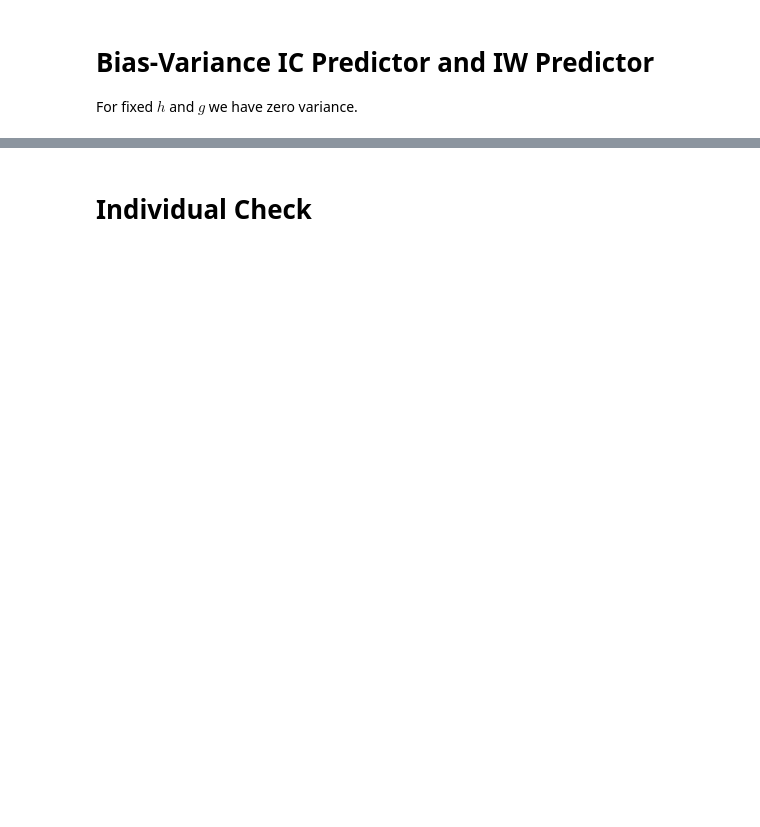
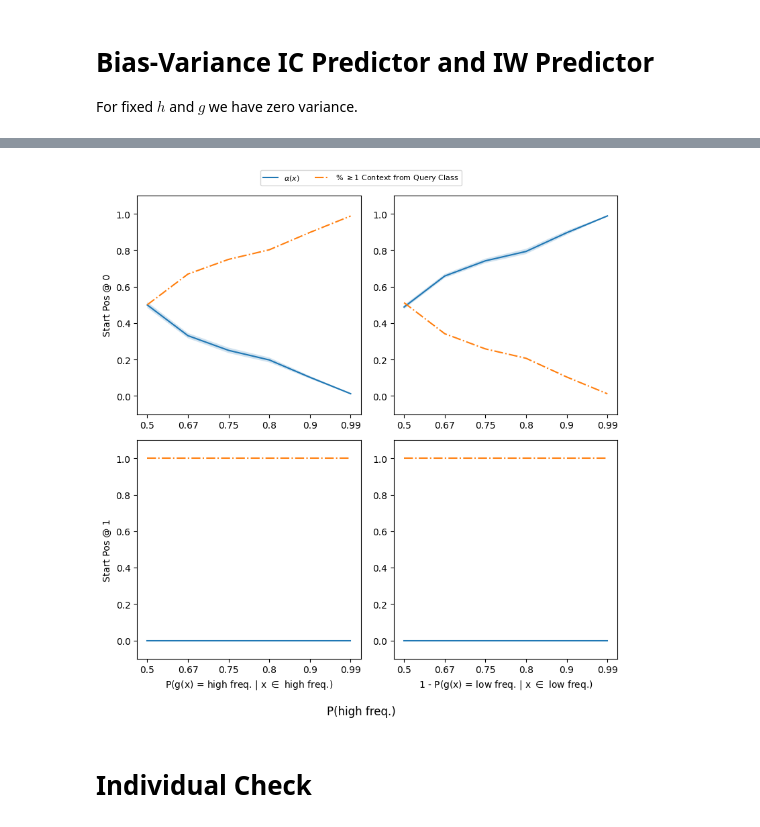
Before and after one commit to chanb/simple_icl, a Jupyter notebook: cc_utils/plot_accuracy.ipynb, the cells around one changed output, grey strips where cells are left out. Saved outputs shown, nothing was run; the diff lists cells and outputs as text; code cells hidden in the pictures; blank space fills up the shorter version.

```diff
--- a/cc_utils/plot_accuracy.ipynb
+++ b/cc_utils/plot_accuracy.ipynb
@@ -308,0 +248,19 @@ for eval_names, plot_name, plot_title in zip(eval_namess, plot_names, plot_title
+# %%
+
+eval_names = [
+    "pretrain-sample_high_prob_class_only-start_pos_0",
+    "pretrain-sample_low_prob_class_only-start_pos_0",
+    "pretrain-sample_high_prob_class_only-start_pos_0-flip_label",
+    "pretrain-sample_low_prob_class_only-start_pos_0-flip_label",
+    "pretrain-sample_high_prob_class_only-start_pos_1",
+    "pretrain-sample_low_prob_class_only-start_pos_1",
+    "pretrain-sample_high_prob_class_only-start_pos_1-flip_label",
+    "pretrain-sample_low_prob_class_only-start_pos_1-flip_label",
+]
+
+y_axis_groups = [
+    "Start Pos @ 0",
+    "Start Pos @ 0 w/ Flipped",
+    "Start Pos @ 1",
+    "Start Pos @ 1 w/ Flipped",
+]
@@ -312,3 +402,81 @@ For fixed $h$ and $g$ we have zero variance.
+# %%
+# TODO: Think about how to plot this
+agg_stats = dict()
+for eval_name in eval_names:
+    agg_stats[eval_name] = dict()
+    for high_prob_value in high_prob_values:
+        agg_stats[eval_name].setdefault(high_prob_value, dict())
+        for stats_key in stats_keys:
+            curr_stats = stats.loc[
+                (stats["high_prob"] == high_prob_value)
+                & (stats["eval_name"] == eval_name)
+                & (stats["stats_key"] == stats_key)
+            ]["stats"].to_list()
+
+            if len(curr_stats) == 0:
+                continue
+            agg_stats[eval_name][high_prob_value][stats_key] = (
+                np.mean(curr_stats, axis=0),
+                np.std(curr_stats, axis=0),
+            )
+
+x_range = sorted(high_prob_values)
+fig, axes = plt.subplots(2, 2, figsize=(8, 8))
+for eval_i, eval_name in enumerate(eval_names):
+    if len(eval_names) > 2:
+        ax = axes[eval_i // 2, eval_i % 2]
+    elif len(eval_names) > 1:
+        ax = axes[eval_i]
+    else:
+        ax = axes
+
+    means = np.array([agg_stats[eval_name][high_prob_value]["p_iwl"][0][-1] for high_prob_value in x_range])
+    stds = np.array([agg_stats[eval_name][high_prob_value]["p_iwl"][1][-1] for high_prob_value in x_range])
+    ax.plot(
+        x_range,
+        means,
+        label="$\\alpha(x)$" if eval_i == 0 else ""
+    )
+
+    ax.fill_between(
+        x_range,
+        means - stds,
+        means + stds,
+        alpha=0.2,
+    )
+
+    ax.plot(
+        x_range,
+        [agg_stats[eval_name][high_prob_value]["context contains query class"][0][-1] for high_prob_value in x_range],
+        label="% $\geq 1$ Context from Query Class" if eval_i == 0 else "",
+        linestyle="-."
+    )
+
+    ax.set_ylim(-0.1, 1.1)
+
+    # if eval_i < 2:
+    #     ax.set_title(map_eval_name[eval_name])
+
+    if eval_i >= 2:
+        ax.set_xlabel(x_axis_groups[eval_i % 2])
+
+    if eval_i % 2 == 0:
+        ax.set_ylabel(y_axis_groups[eval_i // 2])
+
+fig.supxlabel("P(high freq.)")
+fig.legend(
+    bbox_to_anchor=(0.0, 1.0, 1.0, 0.0),
+    loc="lower center",
+    ncols=2,
+    borderaxespad=0.0,
+    frameon=True,
+    fontsize="8",
+)
+
+plt.tight_layout()
+plt.show()
+# %% [output]
+[figure, added]
 # %%
 variant_1 = "high_prob"
 variant_2 = "ground_truth_prob"
```
Also changed, not shown: parts of 13 cells of this notebook, 2 other files.
